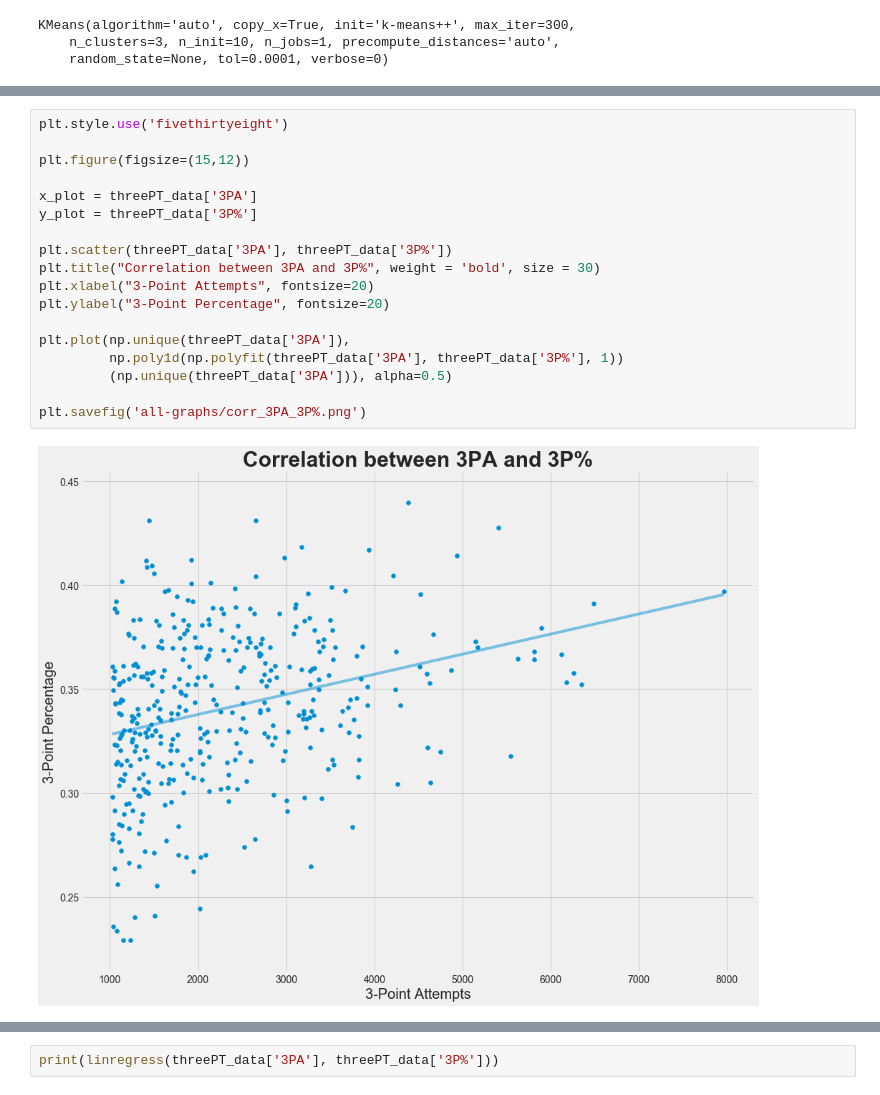
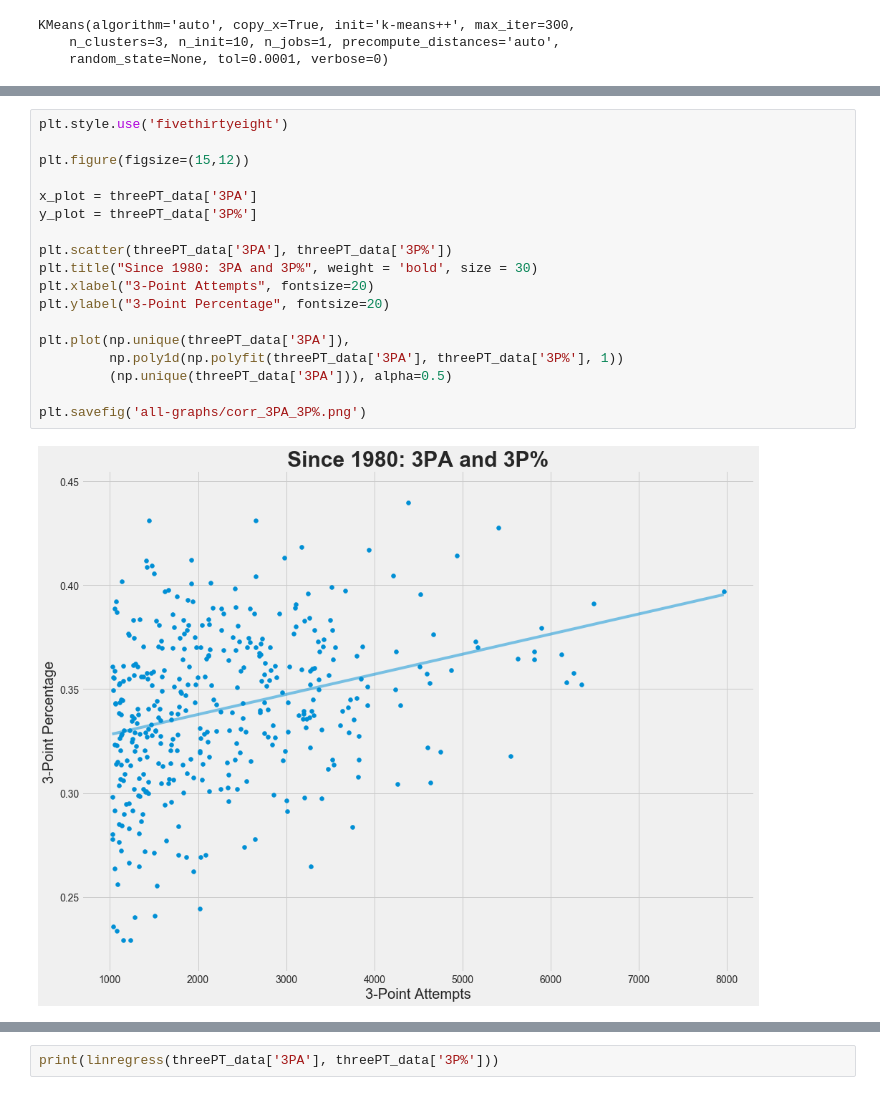
Before and after one commit to ymericson/NBA-player-info, a Jupyter notebook: NBA three-point shooters.ipynb, the cells around one changed output, grey strips where cells are left out. Cells and saved outputs as stored; diff of their text form.

```diff
--- a/NBA three-point shooters.ipynb
+++ b/NBA three-point shooters.ipynb
@@ -111,23 +298,23 @@ See the caveats in the documentation: http://pandas.pydata.org/pandas-docs/stabl
 # %%
 plt.style.use('fivethirtyeight')
 
 plt.figure(figsize=(15,12))
 
 x_plot = threePT_data['3PA']
 y_plot = threePT_data['3P%']
 
 plt.scatter(threePT_data['3PA'], threePT_data['3P%'])
-plt.title("Correlation between 3PA and 3P%", weight = 'bold', size = 30)
+plt.title("Since 1980: 3PA and 3P%", weight = 'bold', size = 30)
 plt.xlabel("3-Point Attempts", fontsize=20)
 plt.ylabel("3-Point Percentage", fontsize=20)
 
 plt.plot(np.unique(threePT_data['3PA']),
          np.poly1d(np.polyfit(threePT_data['3PA'], threePT_data['3P%'], 1))
          (np.unique(threePT_data['3PA'])), alpha=0.5)
 
 plt.savefig('all-graphs/corr_3PA_3P%.png')
 # %% [output]
-[figure, old version]
+[figure, new version]
 # %%
 plt.style.use('fivethirtyeight')
 
```
Also changed, not shown: parts of 22 cells of this notebook, 3 other files.
